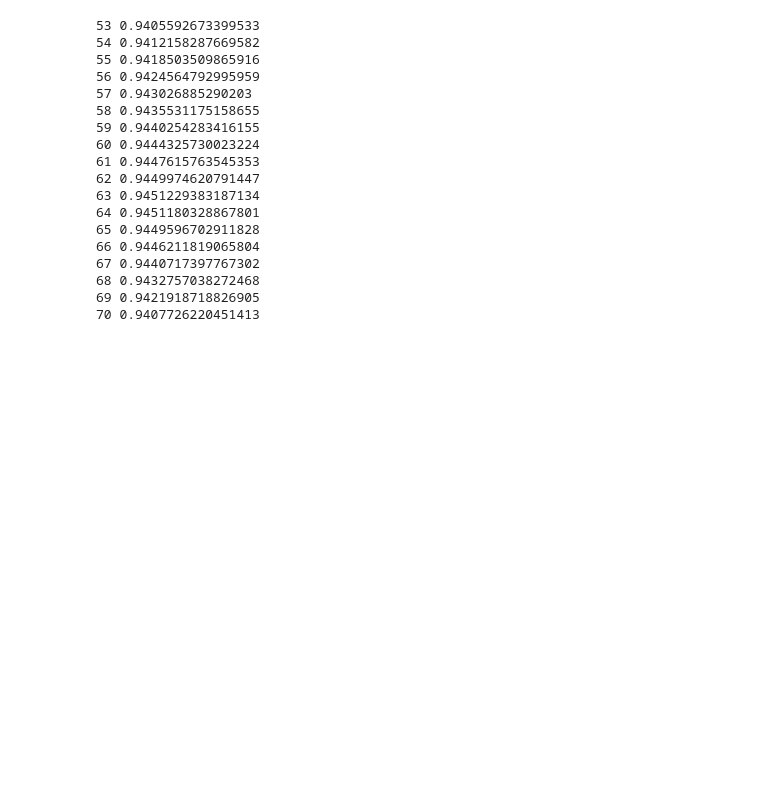
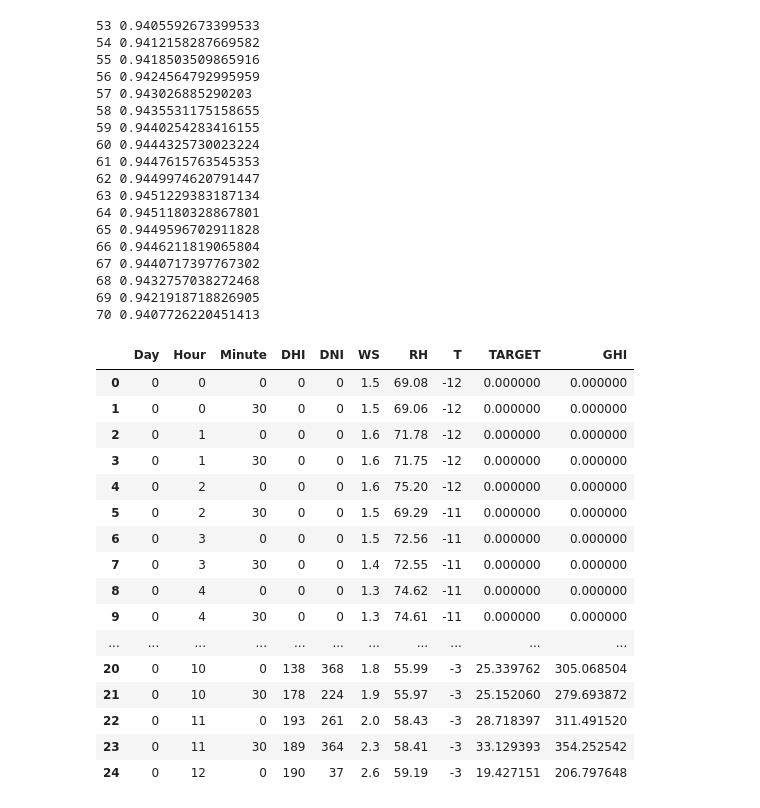
Before and after one commit to J-woooo/Dacon, a Jupyter notebook: jiiiiiiiiiiiiiiin/GHI.ipynb, the cells around one changed output. Cells and saved outputs as stored; diff of their text form; code cells hidden in the pictures; blank space fills up the shorter version.

```diff
--- a/jiiiiiiiiiiiiiiin/GHI.ipynb
+++ b/jiiiiiiiiiiiiiiin/GHI.ipynb
@@ -95,0 +85,20 @@ for i in range(len(corrList)):
+# %%
+df.head(25)
+# %% [output]
+|  | Day | Hour | Minute | DHI | DNI | WS | RH | T | TARGET | GHI |
+| 0 | 0 | 0 | 0 | 0 | 0 | 1.5 | 69.08 | -12 | 0.000000 | 0.000000 |
+| 1 | 0 | 0 | 30 | 0 | 0 | 1.5 | 69.06 | -12 | 0.000000 | 0.000000 |
+| 2 | 0 | 1 | 0 | 0 | 0 | 1.6 | 71.78 | -12 | 0.000000 | 0.000000 |
+| 3 | 0 | 1 | 30 | 0 | 0 | 1.6 | 71.75 | -12 | 0.000000 | 0.000000 |
+| 4 | 0 | 2 | 0 | 0 | 0 | 1.6 | 75.20 | -12 | 0.000000 | 0.000000 |
+| 5 | 0 | 2 | 30 | 0 | 0 | 1.5 | 69.29 | -11 | 0.000000 | 0.000000 |
+| 6 | 0 | 3 | 0 | 0 | 0 | 1.5 | 72.56 | -11 | 0.000000 | 0.000000 |
+| 7 | 0 | 3 | 30 | 0 | 0 | 1.4 | 72.55 | -11 | 0.000000 | 0.000000 |
+| 8 | 0 | 4 | 0 | 0 | 0 | 1.3 | 74.62 | -11 | 0.000000 | 0.000000 |
+| 9 | 0 | 4 | 30 | 0 | 0 | 1.3 | 74.61 | -11 | 0.000000 | 0.000000 |
+| ... | ... | ... | ... | ... | ... | ... | ... | ... | ... | ... |
+| 20 | 0 | 10 | 0 | 138 | 368 | 1.8 | 55.99 | -3 | 25.339762 | 305.068504 |
+| 21 | 0 | 10 | 30 | 178 | 224 | 1.9 | 55.97 | -3 | 25.152060 | 279.693872 |
+| 22 | 0 | 11 | 0 | 193 | 261 | 2.0 | 58.43 | -3 | 28.718397 | 311.491520 |
+| 23 | 0 | 11 | 30 | 189 | 364 | 2.3 | 58.41 | -3 | 33.129393 | 354.252542 |
+| 24 | 0 | 12 | 0 | 190 | 37 | 2.6 | 59.19 | -3 | 19.427151 | 206.797648 |
```
Also changed, not shown: parts of 5 cells of this notebook.
